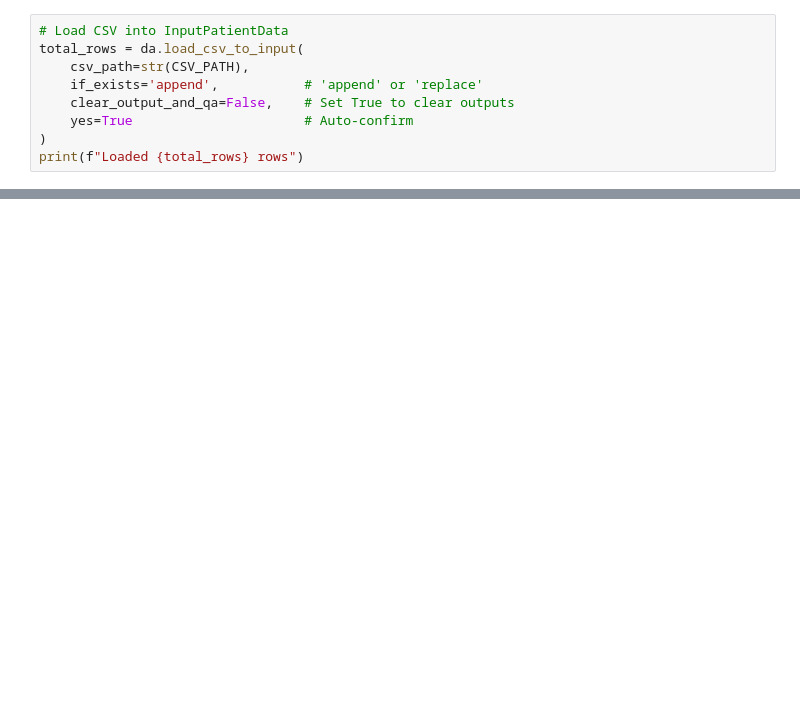
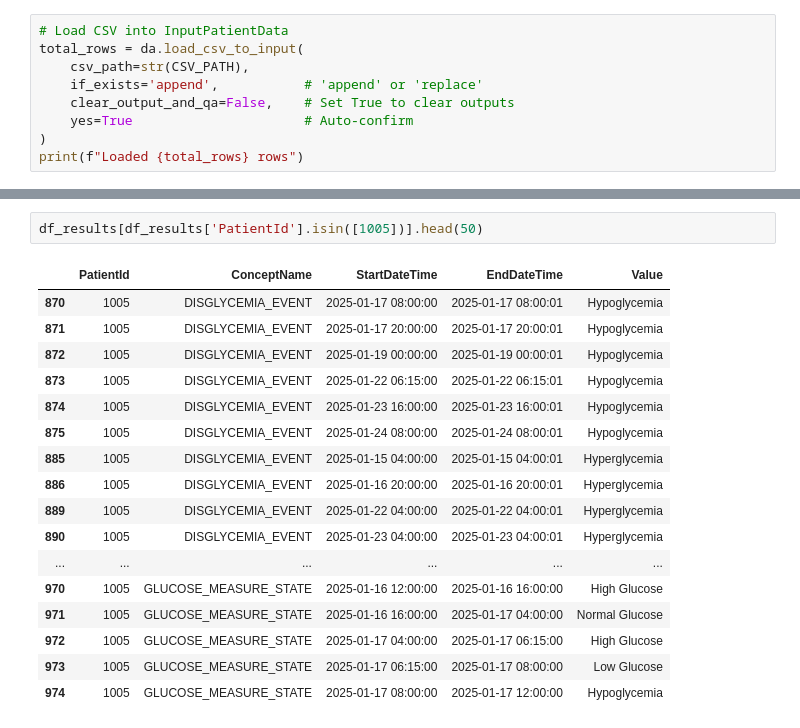
Before and after one commit to shaharoded/Mediator, a Jupyter notebook: run_mediator.ipynb, the cells around one changed output, grey strips where cells are left out. Drawn from its saved outputs; the diff is of its cells as text; blank space fills up the shorter version.

```diff
--- a/run_mediator.ipynb
+++ b/run_mediator.ipynb
@@ -158,0 +157,20 @@ df_results
+# %%
+df_results[df_results['PatientId'].isin([1005])].head(50)
+# %% [output]
+|  | PatientId | ConceptName | StartDateTime | EndDateTime | Value |
+| 870 | 1005 | DISGLYCEMIA_EVENT | 2025-01-17 08:00:00 | 2025-01-17 08:00:01 | Hypoglycemia |
+| 871 | 1005 | DISGLYCEMIA_EVENT | 2025-01-17 20:00:00 | 2025-01-17 20:00:01 | Hypoglycemia |
+| 872 | 1005 | DISGLYCEMIA_EVENT | 2025-01-19 00:00:00 | 2025-01-19 00:00:01 | Hypoglycemia |
+| 873 | 1005 | DISGLYCEMIA_EVENT | 2025-01-22 06:15:00 | 2025-01-22 06:15:01 | Hypoglycemia |
+| 874 | 1005 | DISGLYCEMIA_EVENT | 2025-01-23 16:00:00 | 2025-01-23 16:00:01 | Hypoglycemia |
+| 875 | 1005 | DISGLYCEMIA_EVENT | 2025-01-24 08:00:00 | 2025-01-24 08:00:01 | Hypoglycemia |
+| 885 | 1005 | DISGLYCEMIA_EVENT | 2025-01-15 04:00:00 | 2025-01-15 04:00:01 | Hyperglycemia |
+| 886 | 1005 | DISGLYCEMIA_EVENT | 2025-01-16 20:00:00 | 2025-01-16 20:00:01 | Hyperglycemia |
+| 889 | 1005 | DISGLYCEMIA_EVENT | 2025-01-22 04:00:00 | 2025-01-22 04:00:01 | Hyperglycemia |
+| 890 | 1005 | DISGLYCEMIA_EVENT | 2025-01-23 04:00:00 | 2025-01-23 04:00:01 | Hyperglycemia |
+| ... | ... | ... | ... | ... | ... |
+| 970 | 1005 | GLUCOSE_MEASURE_STATE | 2025-01-16 12:00:00 | 2025-01-16 16:00:00 | High Glucose |
+| 971 | 1005 | GLUCOSE_MEASURE_STATE | 2025-01-16 16:00:00 | 2025-01-17 04:00:00 | Normal Glucose |
+| 972 | 1005 | GLUCOSE_MEASURE_STATE | 2025-01-17 04:00:00 | 2025-01-17 06:15:00 | High Glucose |
+| 973 | 1005 | GLUCOSE_MEASURE_STATE | 2025-01-17 06:15:00 | 2025-01-17 08:00:00 | Low Glucose |
+| 974 | 1005 | GLUCOSE_MEASURE_STATE | 2025-01-17 08:00:00 | 2025-01-17 12:00:00 | Hypoglycemia |
```
Also changed, not shown: parts of 5 cells of this notebook, 4 other files.
